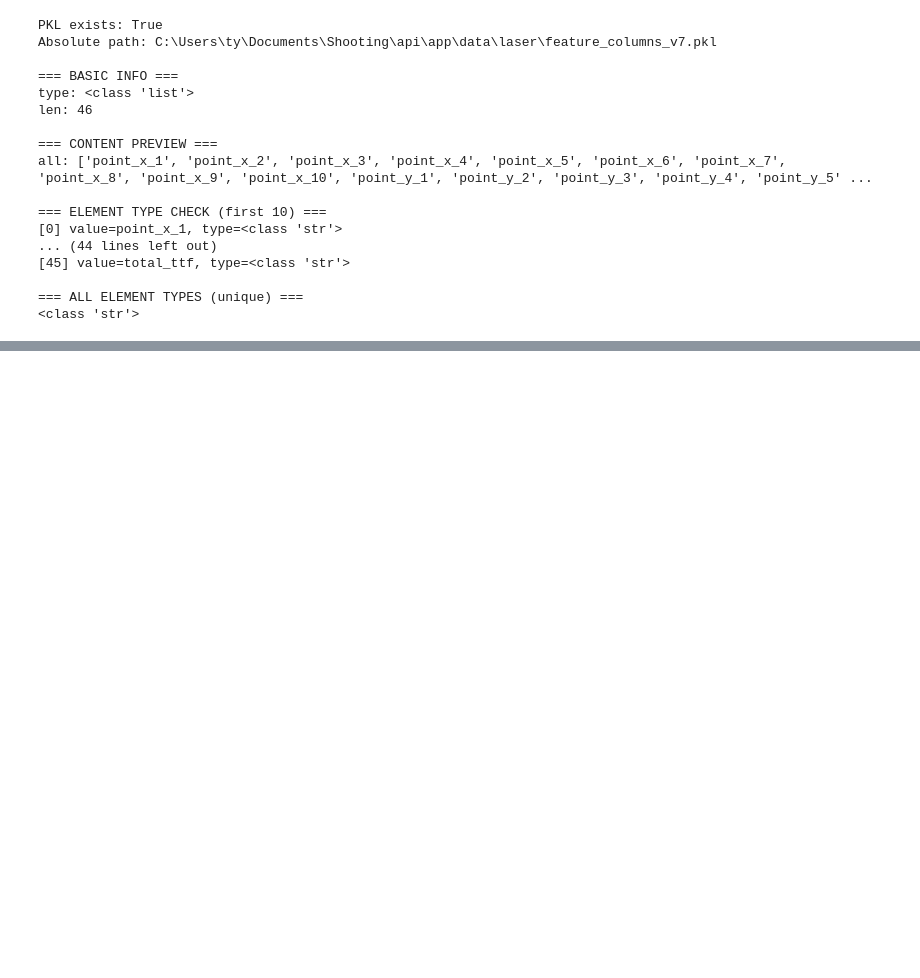
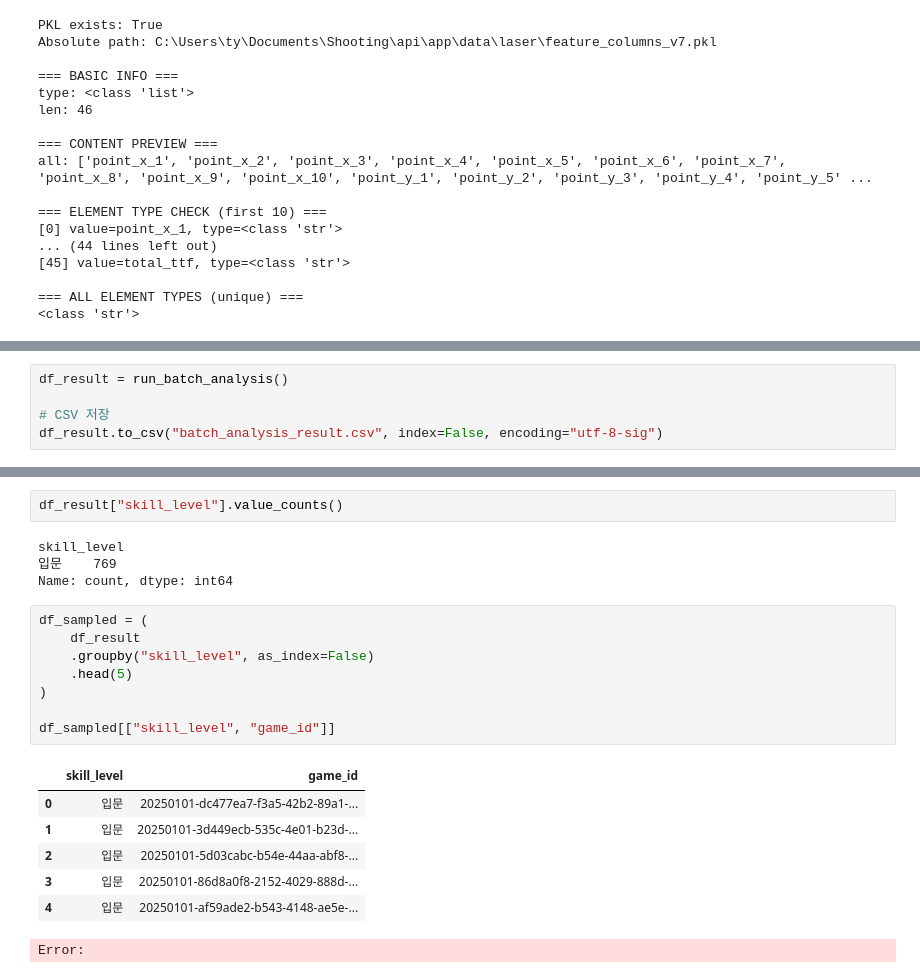
Before and after one commit to kty2001/Shooting, a Jupyter notebook: api/codetest.ipynb, the cells around one changed output, grey strips where cells are left out. Cells and saved outputs as stored; diff of their text form; blank space fills up the shorter version.

```diff
--- a/api/codetest.ipynb
+++ b/api/codetest.ipynb
@@ -94,0 +162,5 @@ all: ['point_x_1', 'point_x_2', 'point_x_3', 'point_x_4', 'point_x_5', 'point_x_
+# %%
+df_result = run_batch_analysis()
+
+# CSV 저장
+df_result.to_csv("batch_analysis_result.csv", index=False, encoding="utf-8-sig")
@@ -94,0 +339,22 @@ all: ['point_x_1', 'point_x_2', 'point_x_3', 'point_x_4', 'point_x_5', 'point_x_
+# %%
+df_result["skill_level"].value_counts()
+# %% [output]
+skill_level
+입문    769
+Name: count, dtype: int64
+# %%
+df_sampled = (
+    df_result
+    .groupby("skill_level", as_index=False)
+    .head(5)
+)
+
+df_sampled[["skill_level", "game_id"]]
+# %% [output]
+|  | skill_level | game_id |
+| 0 | 입문 | 20250101-dc477ea7-f3a5-42b2-89a1-... |
+| 1 | 입문 | 20250101-3d449ecb-535c-4e01-b23d-... |
+| 2 | 입문 | 20250101-5d03cabc-b54e-44aa-abf8-... |
+| 3 | 입문 | 20250101-86d8a0f8-2152-4029-888d-... |
+| 4 | 입문 | 20250101-af59ade2-b543-4148-ae5e-... |
+Error:
```
Also changed, not shown: parts of 6 cells of this notebook, 26 other files.
